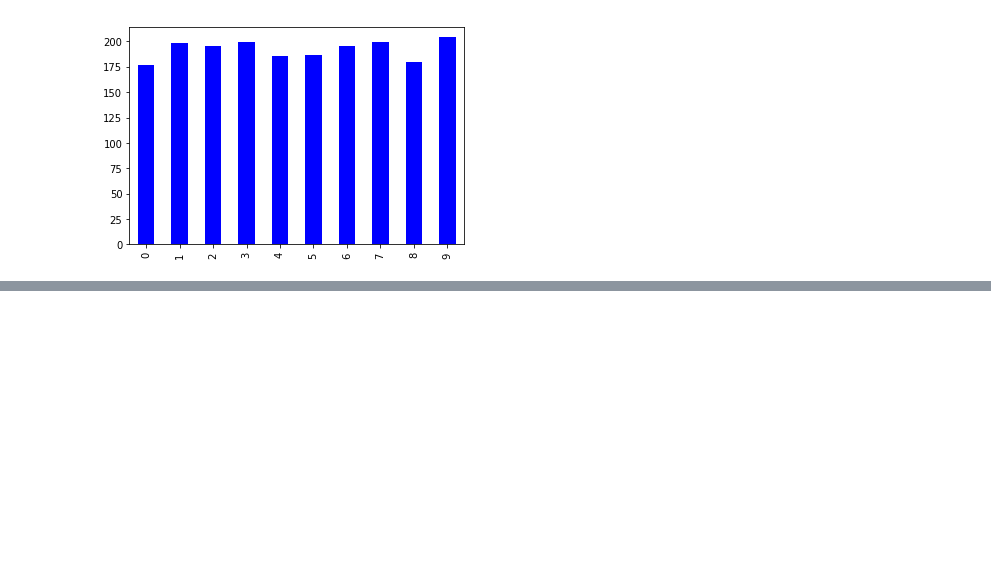
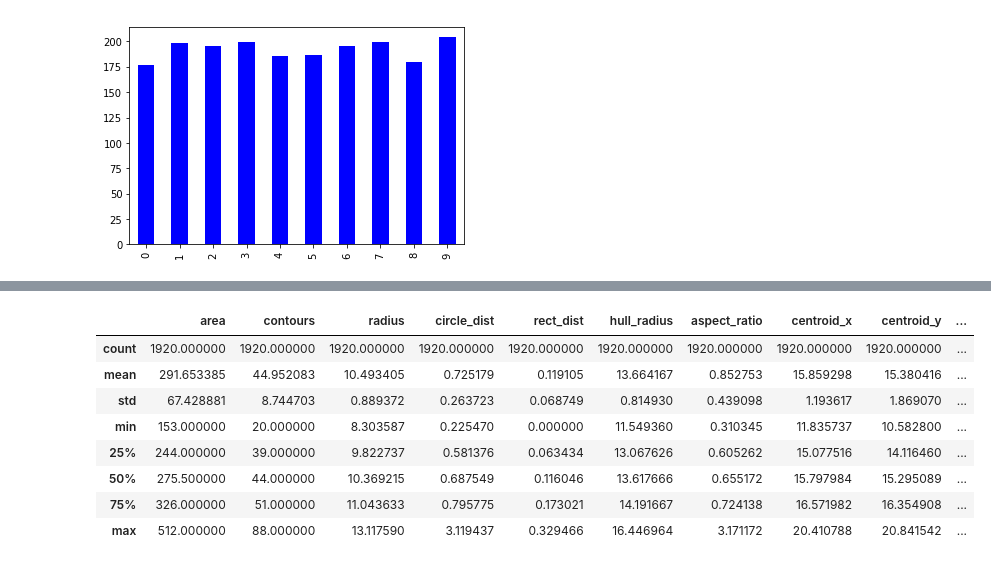
Before and after one commit to jsmienk/IML, a Jupyter notebook: notebooks/feature_extraction.ipynb, the cells around one changed output, grey strips where cells are left out. Saved outputs shown, nothing was run; the diff lists cells and outputs as text; code cells hidden in the pictures; blank space fills up the shorter version.

```diff
--- a/notebooks/feature_extraction.ipynb
+++ b/notebooks/feature_extraction.ipynb
@@ -136,7 +150,7 @@ features_dict = {
     "label": []
 }
 
-for row in data_sorted.iterrows():
+for row in data.iterrows():
     digit = row[1]
     digit[1].show()
     blobs = digit[1].findBlobs()
@@ -190,5 +204,22 @@ data_frame = data_frame[[
     "label"
 ]]
 
+border = int(len(data_frame) * .9)
+dataset = data_frame.iloc[:border]
+trainset = data_frame.iloc[border:]
+
 # Save to CSV file
-data_frame.to_csv('../dataset-numpy/dataset.csv', sep=',', encoding='utf-8')
+dataset.to_csv('../dataset-numpy/dataset.csv', sep=',', encoding='utf-8')
+trainset.to_csv('../dataset-numpy/trainset.csv', sep=',', encoding='utf-8')
+# %%
+data_frame.describe()
+# %% [output]
+|  | area | contours | radius | circle_dist | rect_dist | hull_radius | aspect_ratio | centroid_x | centroid_y | ... |
+| count | 1920.000000 | 1920.000000 | 1920.000000 | 1920.000000 | 1920.000000 | 1920.000000 | 1920.000000 | 1920.000000 | 1920.000000 | ... |
+| mean | 291.653385 | 44.952083 | 10.493405 | 0.725179 | 0.119105 | 13.664167 | 0.852753 | 15.859298 | 15.380416 | ... |
+| std | 67.428881 | 8.744703 | 0.889372 | 0.263723 | 0.068749 | 0.814930 | 0.439098 | 1.193617 | 1.869070 | ... |
+| min | 153.000000 | 20.000000 | 8.303587 | 0.225470 | 0.000000 | 11.549360 | 0.310345 | 11.835737 | 10.582800 | ... |
+| 25% | 244.000000 | 39.000000 | 9.822737 | 0.581376 | 0.063434 | 13.067626 | 0.605262 | 15.077516 | 14.116460 | ... |
+| 50% | 275.500000 | 44.000000 | 10.369215 | 0.687549 | 0.116046 | 13.617666 | 0.655172 | 15.797984 | 15.295089 | ... |
+| 75% | 326.000000 | 51.000000 | 11.043633 | 0.795775 | 0.173021 | 14.191667 | 0.724138 | 16.571982 | 16.354908 | ... |
+| max | 512.000000 | 88.000000 | 13.117590 | 3.119437 | 0.329466 | 16.446964 | 3.171172 | 20.410788 | 20.841542 | ... |
```
Also changed, not shown: parts of 3 cells of this notebook, 4 other files.
